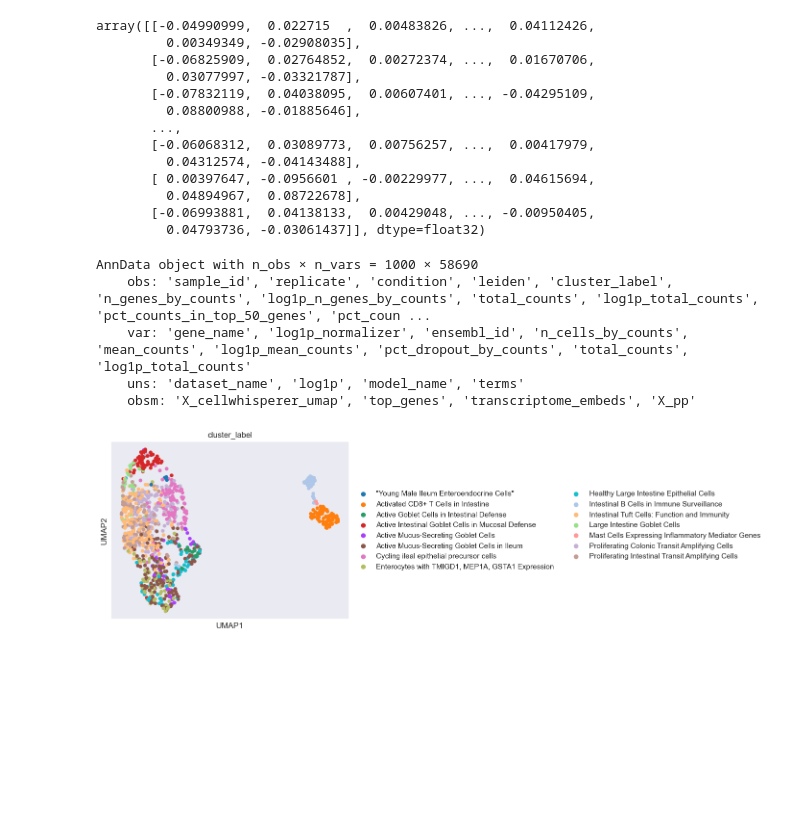
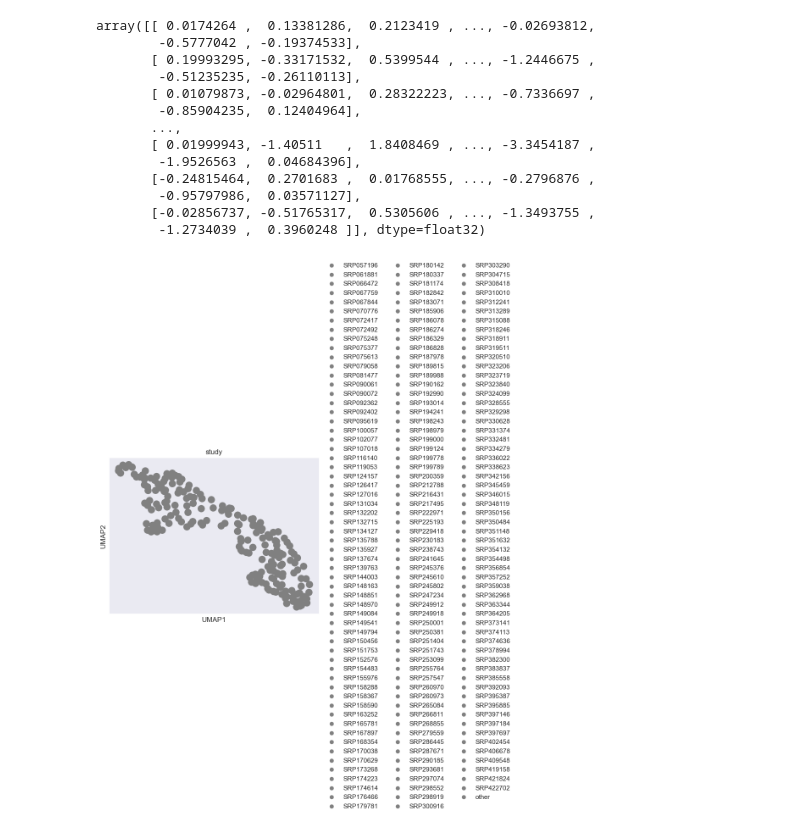
Before and after one commit to mengerj/adata_hf_datasets, a Jupyter notebook: notebooks/create_initial_embeddings.ipynb, the cells around one changed output. Cells and saved outputs as stored; diff of their text form; code cells hidden in the pictures; blank space fills up the shorter version.

```diff
--- a/notebooks/create_initial_embeddings.ipynb
+++ b/notebooks/create_initial_embeddings.ipynb
@@ -4,16 +10,11 @@
 # %%
 import anndata
 
-adata = anndata.read_h5ad("../data/scRNA/raw/bowel_disease.h5ad")
+adata = anndata.read_h5ad("../data/demo/rna_seq.h5ad")
-# %%
-# get a subsampke of 1000 random cells
-import numpy as np
-
-np.random.seed(0)
-adata = adata[np.random.choice(adata.obs.index, 1000, replace=False), :]
 # %%
 from adata_hf_datasets.initial_embedder import InitialEmbedder
 
-embedder = InitialEmbedder(method="geneformer")
-embedder.embed(adata)
+embedder = InitialEmbedder(method="scvi")
+embedder.fit(adata, batch_key="study")
+adata = embedder.embed(adata)
 # %% [output]
@@ -21,32 +36,24 @@ Killing process python3.12 (PID 3438)
 # %%
-adata.obsm["X_pp"]
+adata.obsm["X_scvi"]
 # %% [output]
-array([[-0.04990999,  0.022715  ,  0.00483826, ...,  0.04112426,
-         0.00349349, -0.02908035],
-       [-0.06825909,  0.02764852,  0.00272374, ...,  0.01670706,
-         0.03077997, -0.03321787],
-       [-0.07832119,  0.04038095,  0.00607401, ..., -0.04295109,
-         0.08800988, -0.01885646],
+array([[ 0.0174264 ,  0.13381286,  0.2123419 , ..., -0.02693812,
+        -0.5777042 , -0.19374533],
+       [ 0.19993295, -0.33171532,  0.5399544 , ..., -1.2446675 ,
+        -0.51235235, -0.26110113],
+       [ 0.01079873, -0.02964801,  0.28322223, ..., -0.7336697 ,
+        -0.85904235,  0.12404964],
        ...,
-       [-0.06068312,  0.03089773,  0.00756257, ...,  0.00417979,
-         0.04312574, -0.04143488],
-       [ 0.00397647, -0.0956601 , -0.00229977, ...,  0.04615694,
-         0.04894967,  0.08722678],
-       [-0.06993881,  0.04138133,  0.00429048, ..., -0.00950405,
-         0.04793736, -0.03061437]], dtype=float32)
+       [ 0.01999943, -1.40511   ,  1.8408469 , ..., -3.3454187 ,
+        -1.9526563 ,  0.04684396],
+       [-0.24815464,  0.2701683 ,  0.01768555, ..., -0.2796876 ,
+        -0.95797986,  0.03571127],
+       [-0.02856737, -0.51765317,  0.5305606 , ..., -1.3493755 ,
+        -1.2734039 ,  0.3960248 ]], dtype=float32)
-# %%
-adata
-# %% [output]
-AnnData object with n_obs × n_vars = 1000 × 58690
-    obs: 'sample_id', 'replicate', 'condition', 'leiden', 'cluster_label', 'n_genes_by_counts', 'log1p_n_genes_by_counts', 'total_counts', 'log1p_total_counts', 'pct_counts_in_top_50_genes', 'pct_coun ...
-    var: 'gene_name', 'log1p_normalizer', 'ensembl_id', 'n_cells_by_counts', 'mean_counts', 'log1p_mean_counts', 'pct_dropout_by_counts', 'total_counts', 'log1p_total_counts'
-    uns: 'dataset_name', 'log1p', 'model_name', 'terms'
-    obsm: 'X_cellwhisperer_umap', 'top_genes', 'transcriptome_embeds', 'X_pp'
 # %%
 import scanpy as sc
 
-sc.pp.neighbors(adata)
+sc.pp.neighbors(adata, use_rep="X_scvi")
 sc.tl.umap(adata)
-sc.pl.umap(adata, color="cluster_label")
+sc.pl.umap(adata, color="study")
 # %% [output]
-[figure, old version]
+[figure, new version]
```
Also changed, not shown: parts of 2 cells of this notebook, 4 other files.
